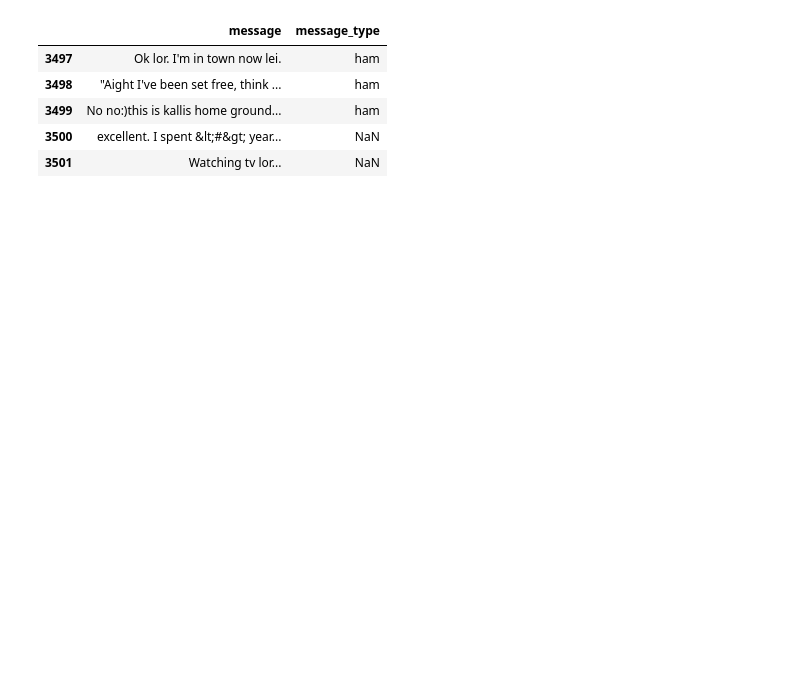
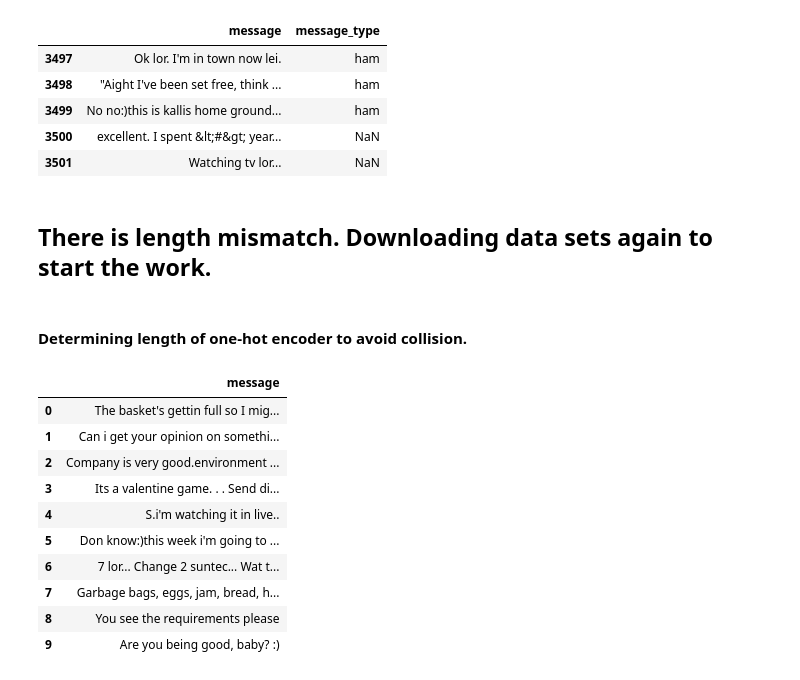
Before and after one commit to ErfanEbrahimiBazaz/spam_detection_with_RNN, a Jupyter notebook: Spam detection with RNN.ipynb, the cells around one changed output. Drawn from its saved outputs; the diff is of its cells as text; code cells hidden in the pictures; blank space fills up the shorter version.

```diff
--- a/Spam detection with RNN.ipynb
+++ b/Spam detection with RNN.ipynb
@@ -305,3 +329,25 @@ df.tail()
 | 3499 | No no:)this is kallis home ground... | ham |
 | 3500 | excellent. I spent &lt;#&gt; year... | NaN |
 | 3501 | Watching tv lor... | NaN |
+# %% [markdown]
+## There is length mismatch. Downloading data sets again to start the work.
+# %% [markdown]
+#### Determining length of one-hot encoder to avoid collision.
+# %%
+import pandas as pd
+df = pd.read_csv('train.txt', delimiter = "\n", header=None )
+df.columns = ['message']
+# %%
+df.head(10)
+# %% [output]
+|  | message |
+| 0 | The basket's gettin full so I mig... |
+| 1 | Can i get your opinion on somethi... |
+| 2 | Company is very good.environment ... |
+| 3 | Its a valentine game. . . Send di... |
+| 4 | S.i'm watching it in live.. |
+| 5 | Don know:)this week i'm going to ... |
+| 6 | 7 lor... Change 2 suntec... Wat t... |
+| 7 | Garbage bags, eggs, jam, bread, h... |
+| 8 | You see the requirements please |
+| 9 | Are you being good, baby? :) |
```
Also changed, not shown: parts of 58 cells of this notebook.
